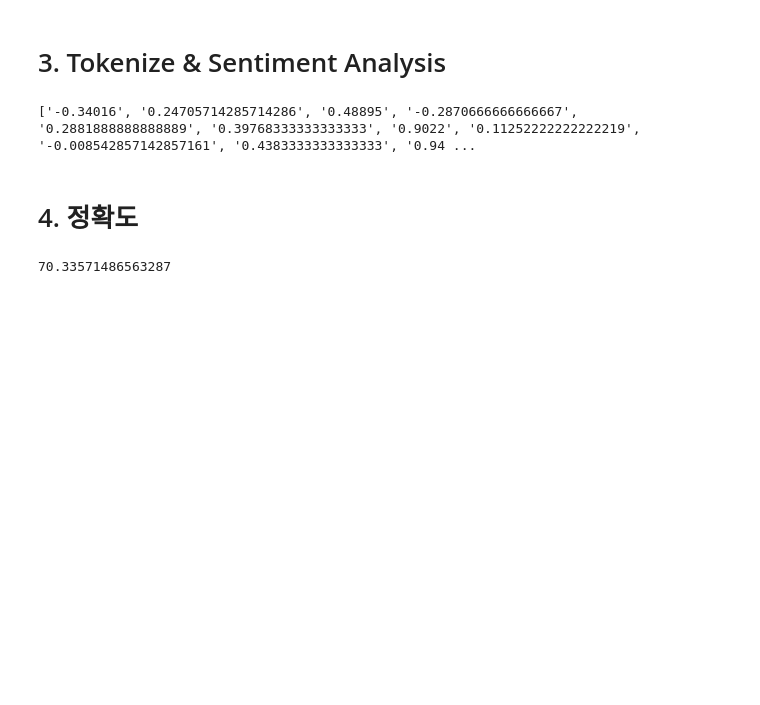
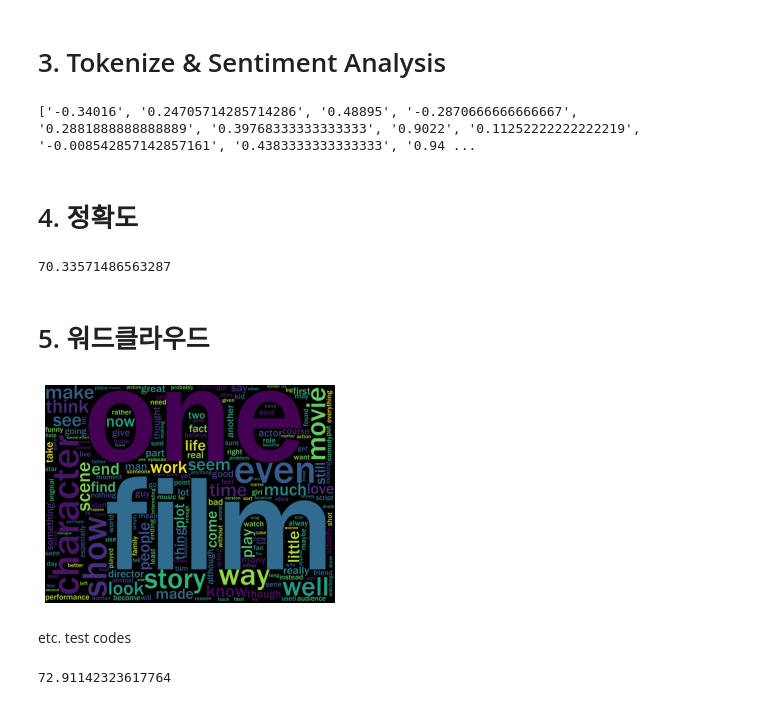
Before and after one commit to EZE2/NLP_Project, a Jupyter notebook: NLPmovie.ipynb, the cells around one changed output. Saved outputs shown, nothing was run; the diff lists cells and outputs as text; code cells hidden in the pictures; blank space fills up the shorter version.

```diff
--- a/NLPmovie.ipynb
+++ b/NLPmovie.ipynb
@@ -28,6 +37,7 @@ import csv
 # %%
 review = []
 sentiment = []
+sum_review = ''
 f = open('/content/IMDB Dataset.csv', 'r', encoding='utf-8')
 rdr = csv.reader(f)
 for line in rdr:
@@ -37,6 +47,9 @@ f.close()
 
 del review[0]
 del sentiment[0]
+
+for line in review:
+  sum_review = sum_review+line
 # %% [markdown]
 # 3. Tokenize & Sentiment Analysis
 # %%
@@ -70,3 +82,22 @@ for i in range(len(score_list)):
 print(accuracy/len(sentiment)*100)
 # %% [output]
 70.33571486563287
+# %% [markdown]
+# 5. 워드클라우드
+# %%
+def generate_wordcloud(text):
+    wordcloud = WordCloud(font_path='/content/drive/My Drive/Colab Notebooks/NLP_Project/framd.ttf',#폰트 설정은 자기 디렉토리에 폰트를 설정해주세요!
+     width=2400, height=1800,
+     ranks_only=None,
+     relative_scaling = 0.8,
+     stopwords = set(STOPWORDS)
+     ).generate(text)
+    plt.imshow(wordcloud)
+    plt.axis("off")
+    plt.show()
+# %%
+generate_wordcloud(sum_review)
+# %% [output]
+[figure, added]
+# %% [markdown]
+etc. test codes
@@ -72,0 +124,4 @@ print(accuracy/len(sentiment)*100)
+# %%
+print(accuracy/len(sentiment)*100)
+# %% [output]
+72.91142323617764
```
Also changed, not shown: parts of 8 cells of this notebook, 1 other file.
